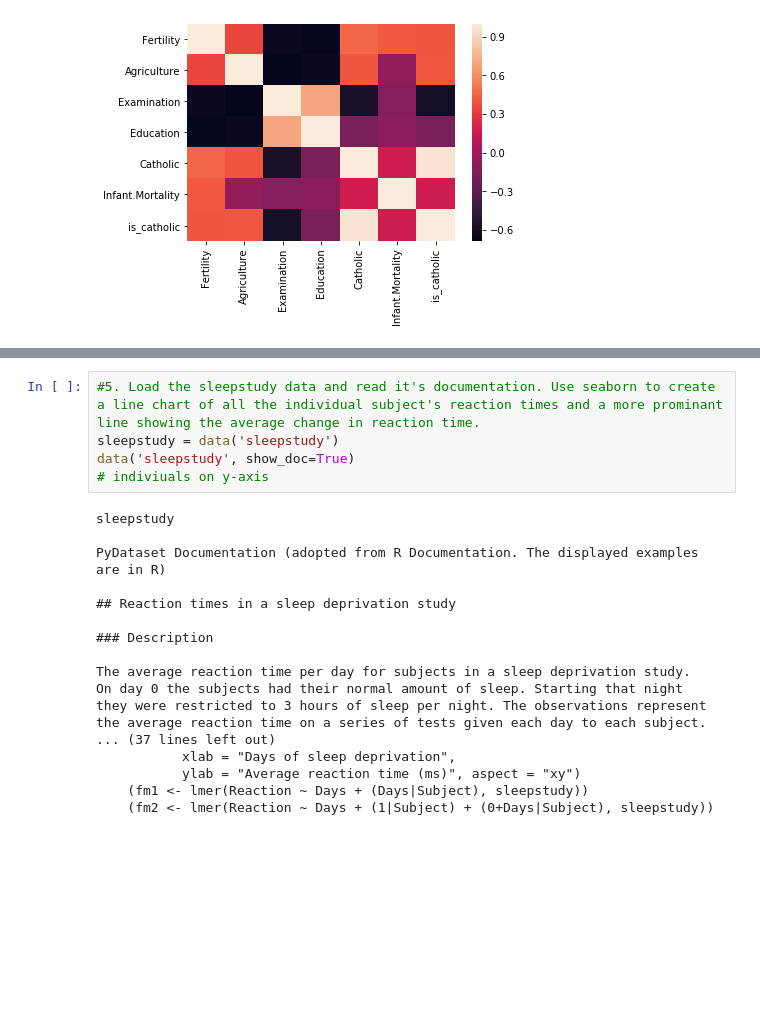
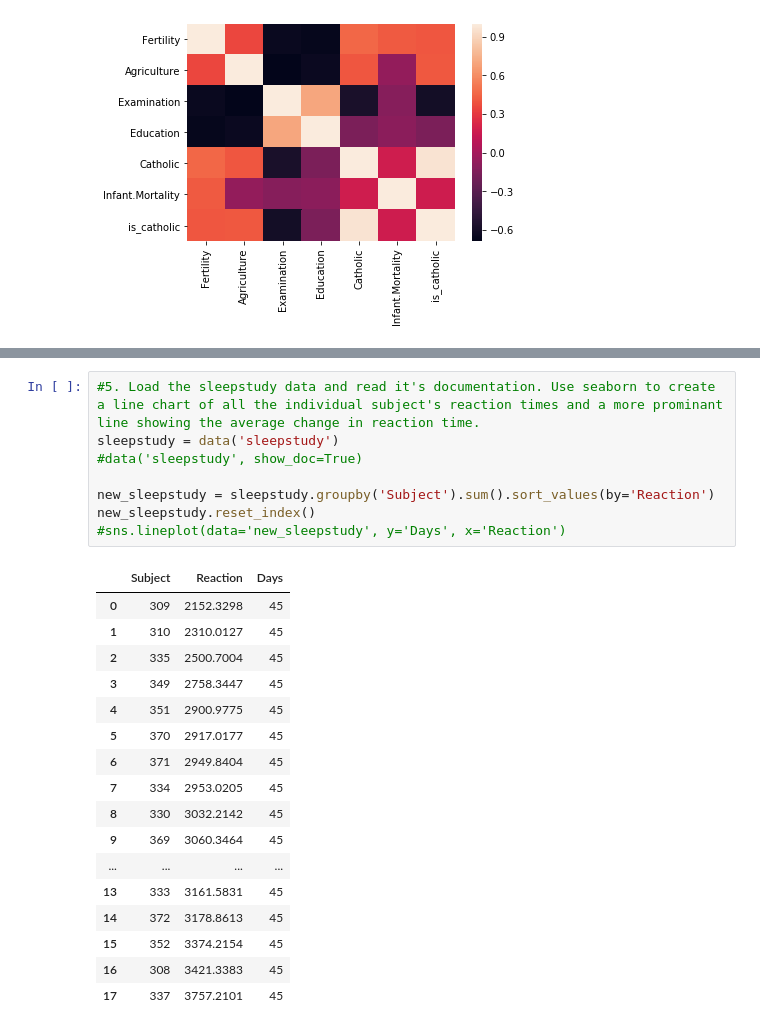
Before and after one commit to cari-holmes/python-exercises, a Jupyter notebook: 4.9_seaborn_exercises.ipynb, the cells around one changed output, grey strips where cells are left out. Drawn from its saved outputs; the diff is of its cells as text; blank space fills up the shorter version.

```diff
--- a/4.9_seaborn_exercises.ipynb
+++ b/4.9_seaborn_exercises.ipynb
@@ -141,23 +141,26 @@ new_chipotle.reset_index()
 # %%
 #5. Load the sleepstudy data and read it's documentation. Use seaborn to create a line chart of all the individual subject's reaction times and a more prominant line showing the average change in reaction time.
 sleepstudy = data('sleepstudy')
-data('sleepstudy', show_doc=True)
-# indiviuals on y-axis
+#data('sleepstudy', show_doc=True)
+
+new_sleepstudy = sleepstudy.groupby('Subject').sum().sort_values(by='Reaction')
+new_sleepstudy.reset_index()
+#sns.lineplot(data='new_sleepstudy', y='Days', x='Reaction')
 # %% [output]
-sleepstudy
-
-PyDataset Documentation (adopted from R Documentation. The displayed examples are in R)
-
-## Reaction times in a sleep deprivation study
-
-### Description
-
-The average reaction time per day for subjects in a sleep deprivation study.
-On day 0 the subjects had their normal amount of sleep. Starting that night
-they were restricted to 3 hours of sleep per night. The observations represent
-the average reaction time on a series of tests given each day to each subject.
-... (37 lines left out)
-           xlab = "Days of sleep deprivation",
-           ylab = "Average reaction time (ms)", aspect = "xy")
-    (fm1 <- lmer(Reaction ~ Days + (Days|Subject), sleepstudy))
-    (fm2 <- lmer(Reaction ~ Days + (1|Subject) + (0+Days|Subject), sleepstudy))
+|  | Subject | Reaction | Days |
+| 0 | 309 | 2152.3298 | 45 |
+| 1 | 310 | 2310.0127 | 45 |
+| 2 | 335 | 2500.7004 | 45 |
+| 3 | 349 | 2758.3447 | 45 |
+| 4 | 351 | 2900.9775 | 45 |
+| 5 | 370 | 2917.0177 | 45 |
+| 6 | 371 | 2949.8404 | 45 |
+| 7 | 334 | 2953.0205 | 45 |
+| 8 | 330 | 3032.2142 | 45 |
+| 9 | 369 | 3060.3464 | 45 |
+| ... | ... | ... | ... |
+| 13 | 333 | 3161.5831 | 45 |
+| 14 | 372 | 3178.8613 | 45 |
+| 15 | 352 | 3374.2154 | 45 |
+| 16 | 308 | 3421.3383 | 45 |
+| 17 | 337 | 3757.2101 | 45 |
```
Also changed, not shown: parts of 1 cell of this notebook.
